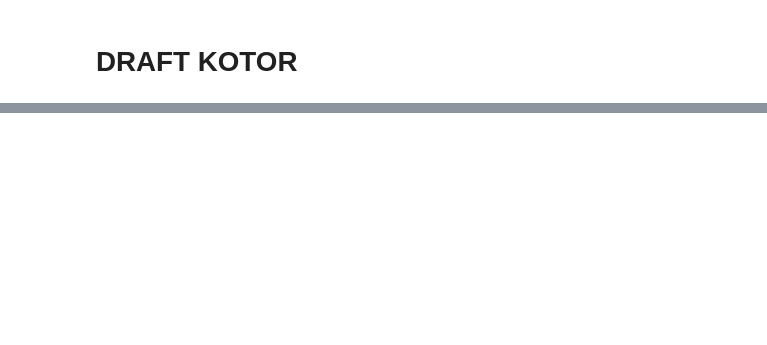
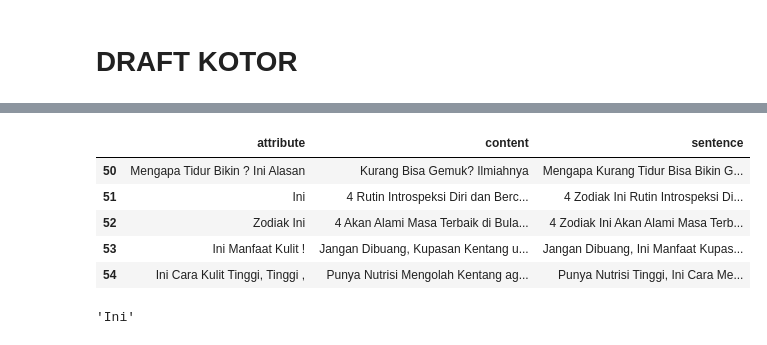
Before and after one commit to nurrizkyimani/nlp-clickbait-transfers, a Jupyter notebook: AUGUST_DONE_project_transfer.ipynb, the cells around one changed output, grey strips where cells are left out. Drawn from its saved outputs; the diff is of its cells as text; code cells hidden in the pictures; blank space fills up the shorter version.

```diff
--- a/AUGUST_DONE_project_transfer.ipynb
+++ b/AUGUST_DONE_project_transfer.ipynb
@@ -10,0 +984,3 @@ Drive already mounted at /content/drive/; to attempt to forcibly remount, call d
+# %%
+# att, the clean sentence,  salience func
+att, clean_sentence, score_list = salience_func(output, 1, 2, "isClickbait", 5)
@@ -10,0 +1050,24 @@ Drive already mounted at /content/drive/; to attempt to forcibly remount, call d
+# %%
+# the main sentence reference, which is the non clickbait sentence
+sentence_ref_ret = "Kesepakatan Mahasiswa dengan Setjen DPR tanpa Materai"
+
+# get the similar sentence from the clickbait sentence
+# https://stackoverflow.com/questions/58240401/matching-phrase-using-tf-idf-and-cosine-similarity
+
+from sklearn.feature_extraction.text import TfidfVectorizer
+from sklearn.metrics.pairwise import cosine_similarity
+
+
+def similar_sentence_tfidf(sentence_input, df_reference, col_name_reference):
+
+  v = TfidfVectorizer()
+  sentence_input = [sentence_ref_ret]
+  similarity_index_list = cosine_similarity(v.fit_transform(df_reference[col_name_reference]), v.transform(sentence_input)).flatten()
+  out_sim_stc = df_reference.loc[similarity_index_list.argmax(), col_name_reference]
+
+  return out_sim_stc, similarity_index_list
+
+out_sim_stc, similar_sentence_tfidf = similar_sentence_tfidf(sentence_ref_ret, df_clickbait_t,"title")
+
+# from the clickbait sentence that similar with reference, extract the clickbait attribute
+out_att, clean_sentence, score_list = salience_func(out_sim_stc, 1, 2, "isClickbait", 3)
@@ -10,0 +1148,13 @@ Drive already mounted at /content/drive/; to attempt to forcibly remount, call d
+# %%
+#example for using salience function
+sentence = "4 Zodiak Ini Rutin Introspeksi Diri dan Bercermin dalam Menjalani Kehidupan"
+
+min_length = 1
+max_length =  2
+ref_bait = "isClickbait"
+param_thres = 6
+att, clean_sentence, score_list = salience_func(sentence, min_length, max_length, ref_bait, param_thres)
+
+print(att)
+
+print(score_list)
@@ -1382,0 +2871,16 @@ att, clean_sentence = salience_func(sentence, 1, 2, "non-to-click")
+# %%
+# comparison the new "pairs_clickbait_df" and the "clickbait_a_df"
+pairs_clickbait_df.iloc[50:55, :]
+# %% [output]
+|  | attribute | content | sentence |
+| 50 | Mengapa Tidur Bikin ? Ini Alasan | Kurang Bisa Gemuk? Ilmiahnya | Mengapa Kurang Tidur Bisa Bikin G... |
+| 51 | Ini | 4 Rutin Introspeksi Diri dan Berc... | 4 Zodiak Ini Rutin Introspeksi Di... |
+| 52 | Zodiak Ini | 4 Akan Alami Masa Terbaik di Bula... | 4 Zodiak Ini Akan Alami Masa Terb... |
+| 53 | Ini Manfaat Kulit ! | Jangan Dibuang, Kupasan Kentang u... | Jangan Dibuang, Ini Manfaat Kupas... |
+| 54 | Ini Cara Kulit Tinggi, Tinggi , | Punya Nutrisi Mengolah Kentang ag... | Punya Nutrisi Tinggi, Ini Cara Me... |
+# %%
+real_a = pairs_clickbait_df.iloc(1)
+real_a_l = real_a[0][4]
+real_a_l
+# %% [output]
+'Ini'
```
Also changed, not shown: parts of 324 cells of this notebook.
